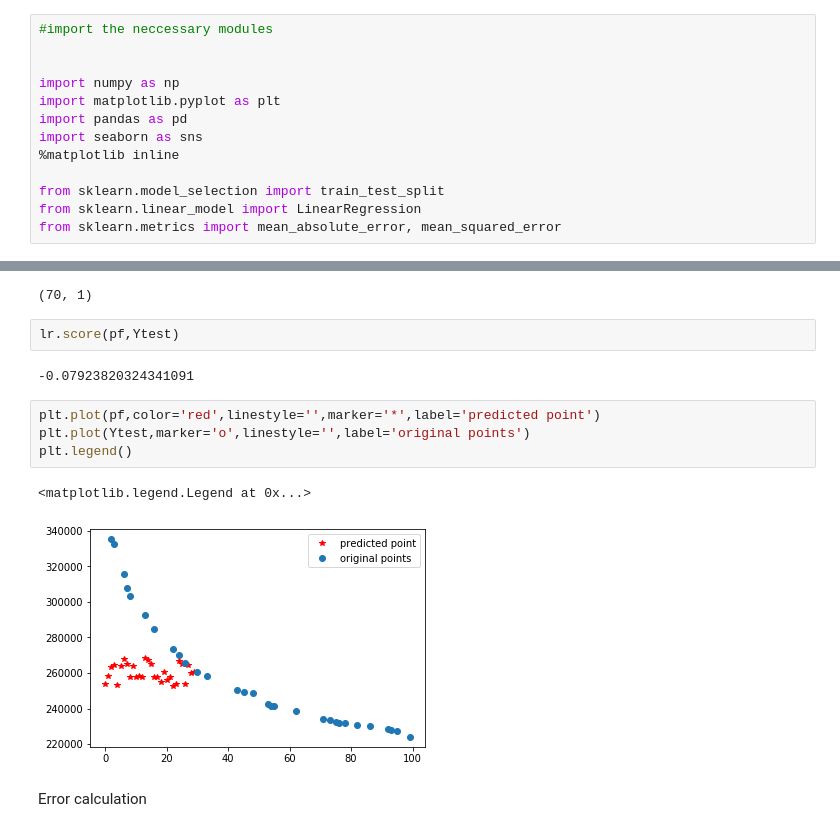
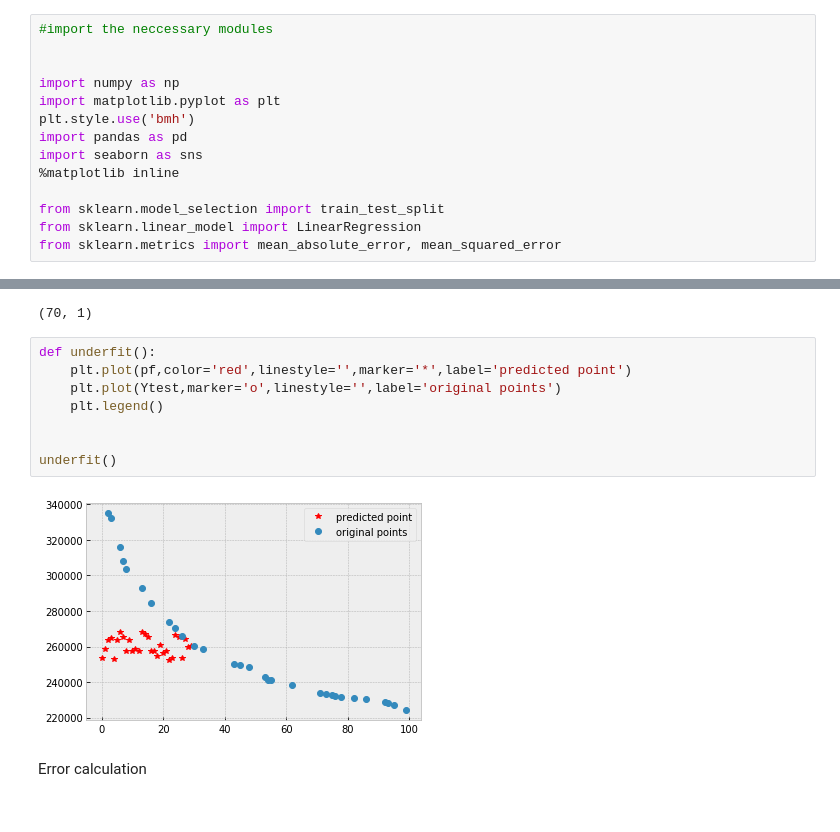
Before and after one commit to piyush05124/Bias-variance-tradeoff, a Jupyter notebook: Bias variance tradeoff by Piyush Keshari.ipynb, the cells around one changed output, grey strips where cells are left out. Drawn from its saved outputs; the diff is of its cells as text.

```diff
--- a/Bias variance tradeoff by Piyush Keshari.ipynb
+++ b/Bias variance tradeoff by Piyush Keshari.ipynb
@@ -19,6 +19,7 @@
 
 import numpy as np
 import matplotlib.pyplot as plt
+plt.style.use('bmh')
 import pandas as pd
 import seaborn as sns
 %matplotlib inline
@@ -62,17 +80,16 @@ print(lr.intercept_)
 Xtrain.shape
 # %% [output]
 (70, 1)
-# %%
-lr.score(pf,Ytest)
-# %% [output]
--0.07923820324341091
 # %%
-plt.plot(pf,color='red',linestyle='',marker='*',label='predicted point')
-plt.plot(Ytest,marker='o',linestyle='',label='original points')
-plt.legend()
+def underfit():
+    plt.plot(pf,color='red',linestyle='',marker='*',label='predicted point')
+    plt.plot(Ytest,marker='o',linestyle='',label='original points')
+    plt.legend()
+
+
+underfit()
 # %% [output]
-<matplotlib.legend.Legend at 0x...>
-[figure, old version]
+[figure, new version]
 # %% [markdown]
 Error calculation
 # %%
```
Also changed, not shown: parts of 19 cells of this notebook.
